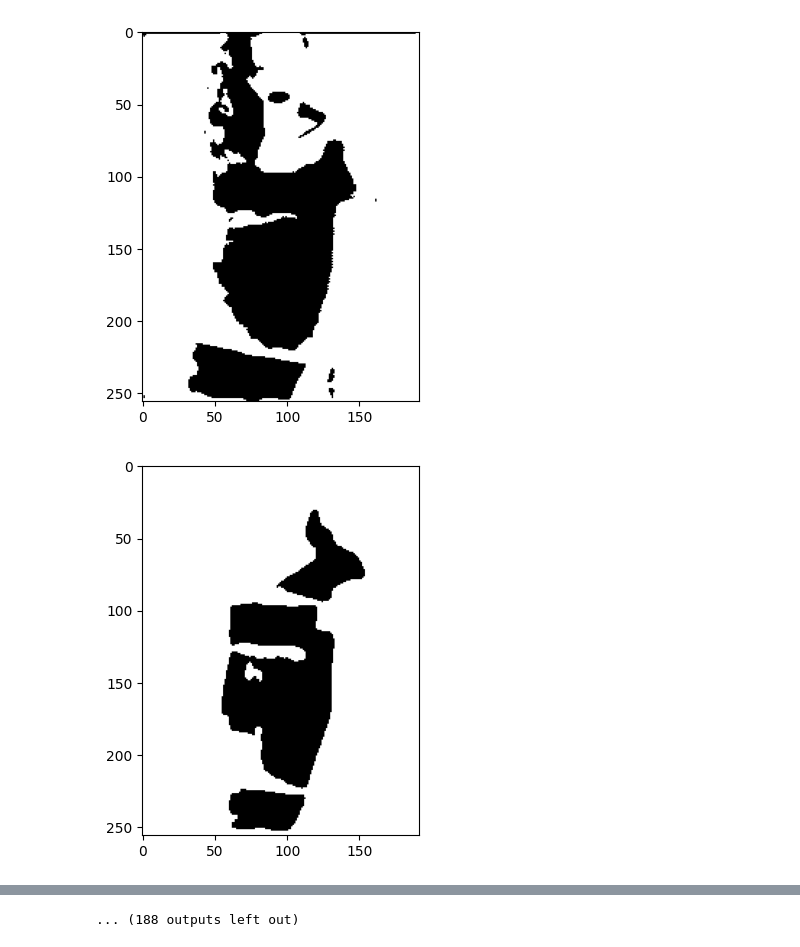
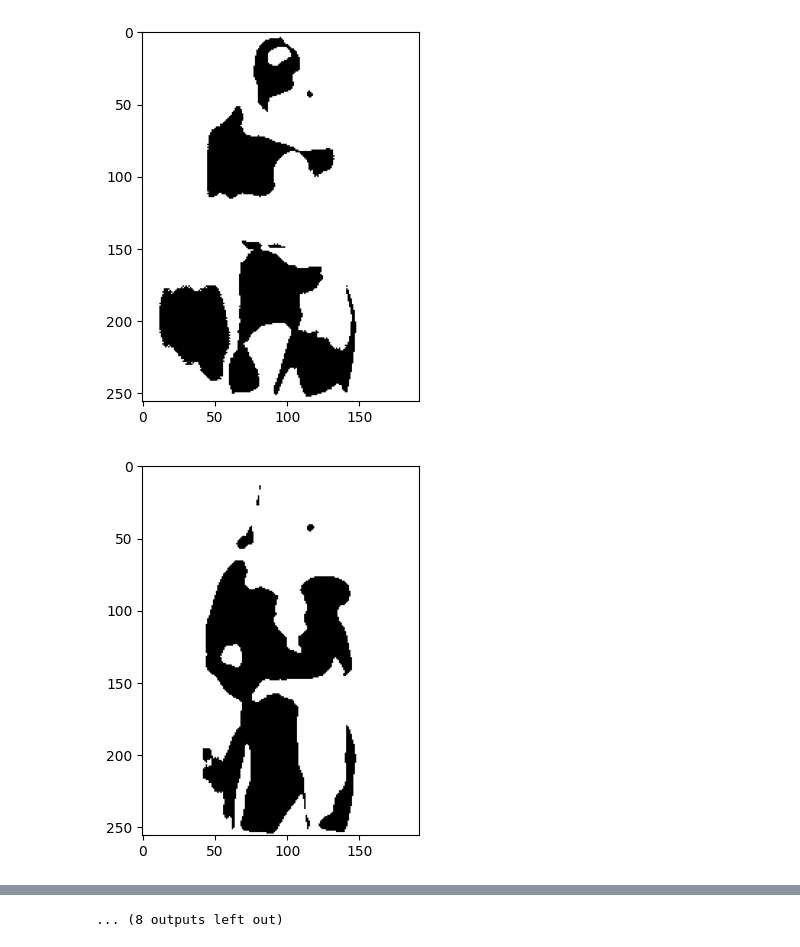
Before and after one commit to EgorProkopov/SMBackEnd, a Jupyter notebook: LookGenerator/networks_training/checking_model_bin.ipynb, the cells around one changed output, grey strips where cells are left out. Drawn from its saved outputs; the diff is of its cells as text; code cells hidden in the pictures.

```diff
--- a/LookGenerator/networks_training/checking_model_bin.ipynb
+++ b/LookGenerator/networks_training/checking_model_bin.ipynb
@@ -15,7 +15,7 @@ import cv2
 from LookGenerator.datasets.utils import prepare_image_for_model_transpose, to_array_from_model_bin_transpose
 import LookGenerator.datasets.transforms as custom_transforms
 # %%
-image = Image.open(r"C:\Users\DenisovDmitrii\Desktop\train\image2\00000_00.jpg")
+image = Image.open(r"C:\Users\DenisovDmitrii\Desktop\test\image2\04054_00.jpg")
 img_to_model = prepare_image_for_model_transpose(image)
 # %%
 transform_output = transforms.Compose([
@@ -26,7 +26,7 @@ transform_output = transforms.Compose([
 model = UNet(in_channels=3, out_channels = 1)
 # %%
 model = load_model(model,
-                       r"C:\Users\DenisovDmitrii\Desktop\segmentation_weits\session22\unet_epoch_199_6.139310116233932e-05.pt")
+                       r"C:\Users\DenisovDmitrii\Desktop\segmentation_weits\session28\unet_epoch_14_0.00011121442924214092.pt")
 modelled = model(img_to_model)
 # %%
 print(modelled.shape)
@@ -45,13 +45,13 @@ torch.Size([1, 3, 192, 256])
 # %%
-url = r'C:\Users\DenisovDmitrii\Desktop\segmentation_weits\session22'
+url = r'C:\Users\DenisovDmitrii\Desktop\segmentation_weits\session28'
 list_files = os.listdir(url)
 for file in list_files:
     model = load_model(model, url + "\\" + file)
     seg = model(img_to_model)
 
     seg = to_array_from_model_bin_transpose(transform_output(seg.detach()))
     plt.imshow(seg, cmap = 'binary')
     plt.show()
 # %% [output]
-[figure, old version]
+[figure, new version]
-[figure, old version]
+[figure, new version]
@@ -68,4 +68,4 @@ for file in list_files:
-... (188 outputs left out)
+... (8 outputs left out)
 # %%
 list_files
 # %% [output]
```
Also changed, not shown: parts of 3 cells of this notebook, 3 other files.
